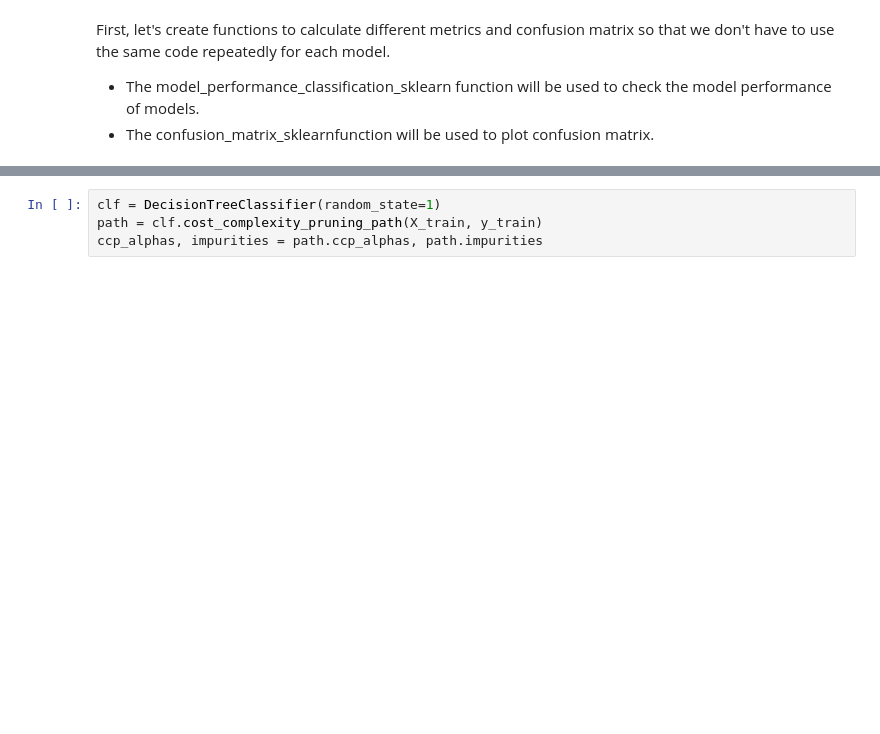
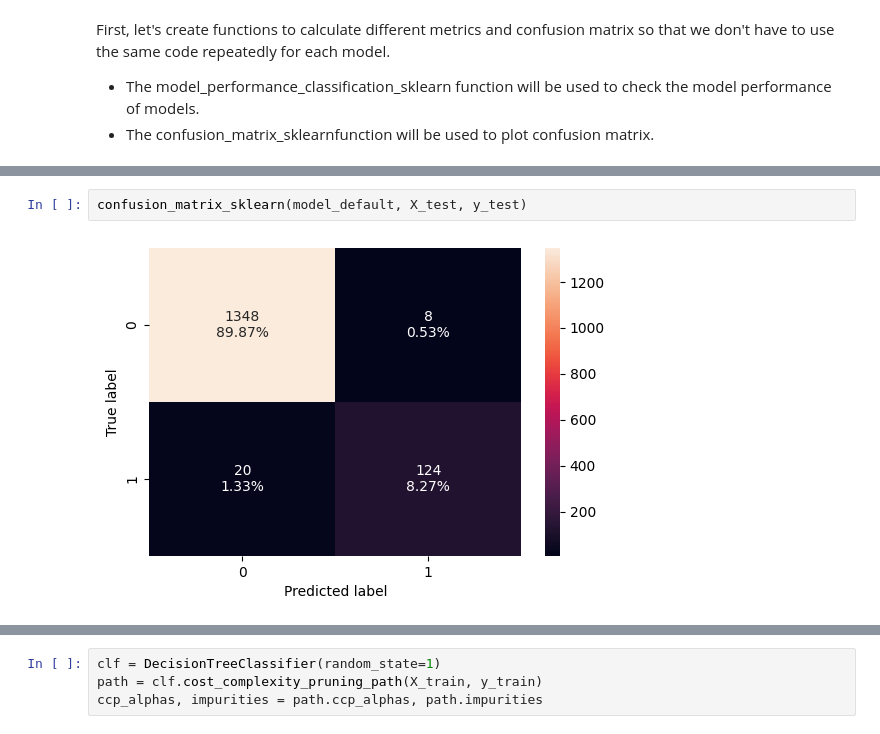
Before and after one commit to RashmiJK/PGP-AIML-PersonalLoan-ML, a Jupyter notebook: loan_purchase_modelling_dt.ipynb, the cells around one changed output, grey strips where cells are left out. Saved outputs shown, nothing was run; the diff lists cells and outputs as text; blank space fills up the shorter version.

```diff
--- a/loan_purchase_modelling_dt.ipynb
+++ b/loan_purchase_modelling_dt.ipynb
@@ -1078,0 +1131,4 @@ decision_tree_perf_test
+# %%
+confusion_matrix_sklearn(model_default, X_test, y_test)
+# %% [output]
+[figure, added]
```
Also changed, not shown: parts of 44 cells of this notebook.
